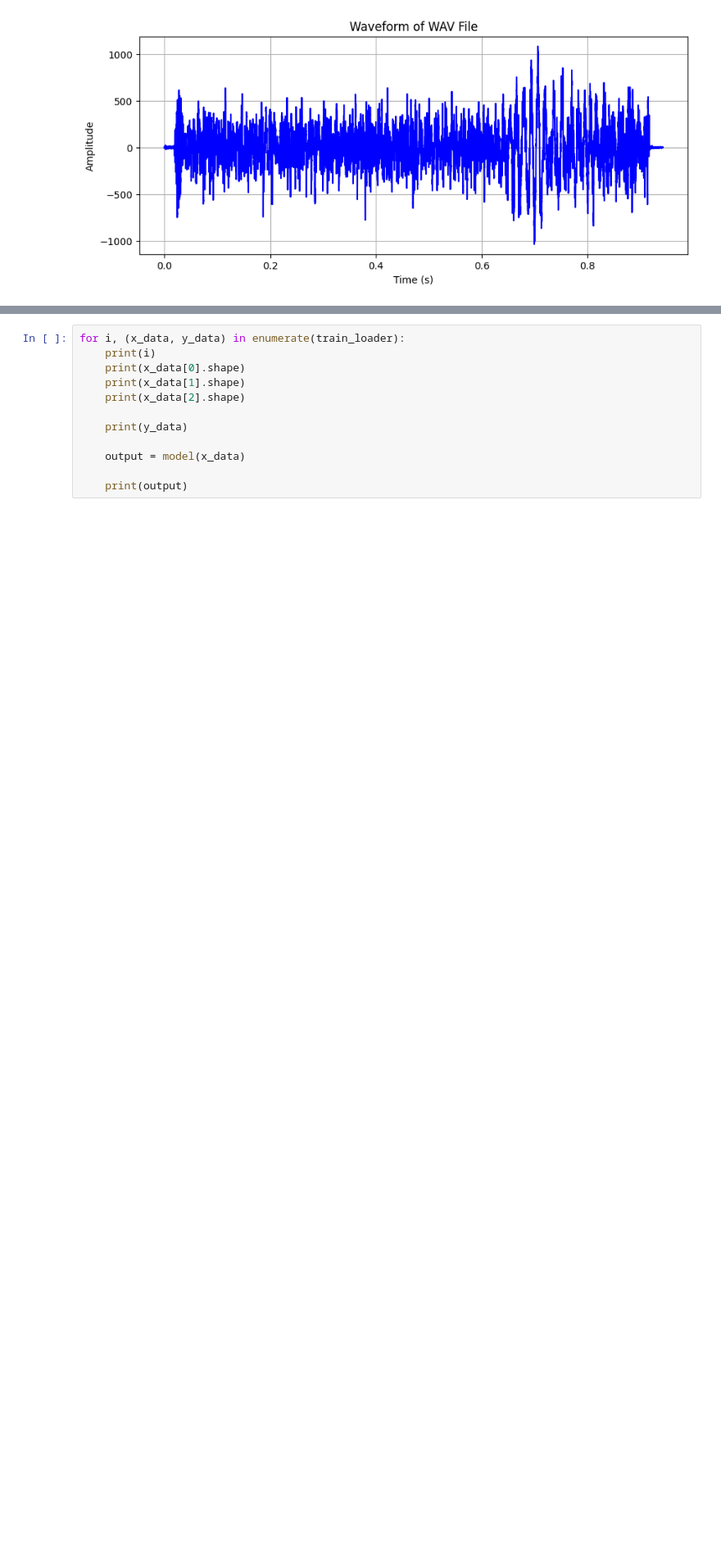
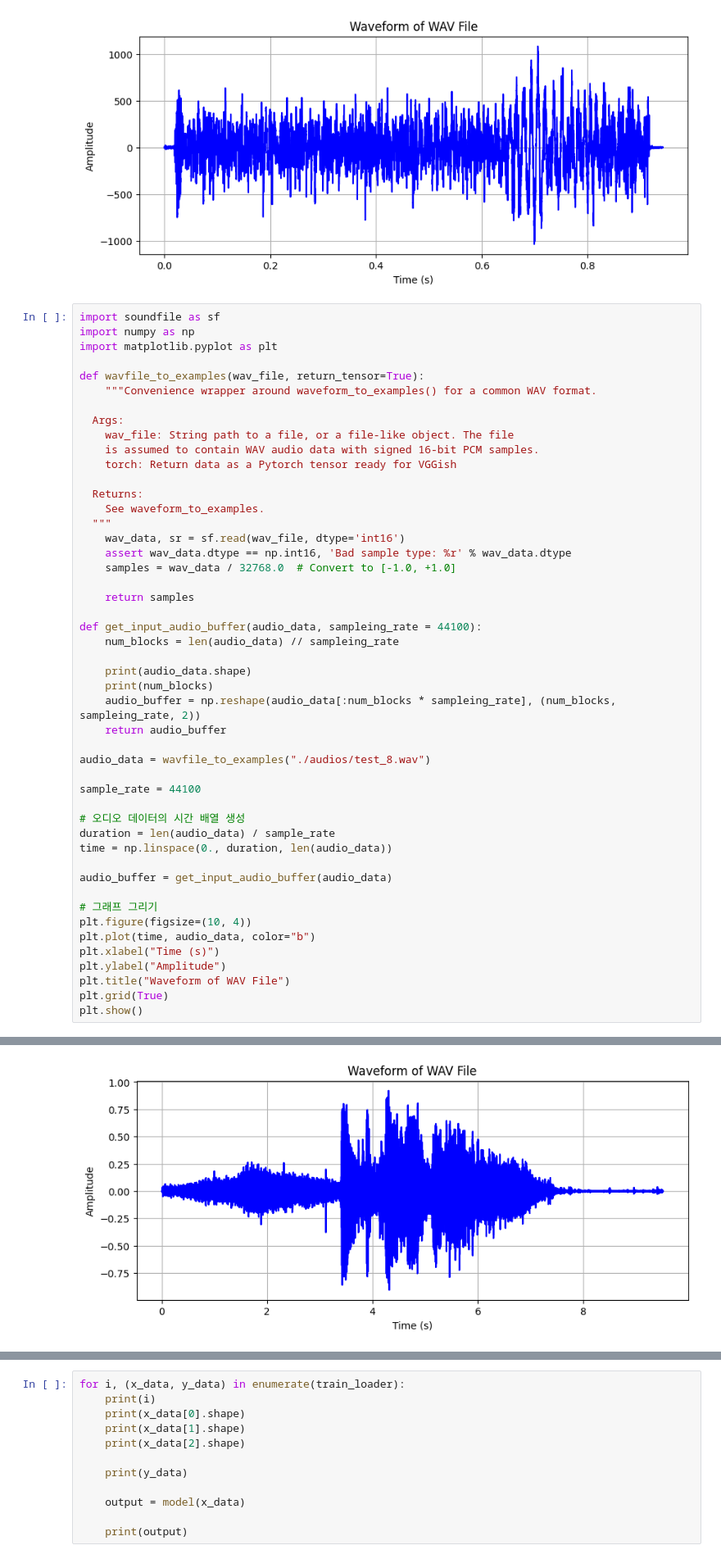
Before and after one commit to diddytpq/Action-Classification-based-Image-Audio, a Jupyter notebook: test.ipynb, the cells around one changed output, grey strips where cells are left out. Shown at 82% size. Cells and saved outputs as stored; diff of their text form; blank space fills up the shorter version.

```diff
--- a/test.ipynb
+++ b/test.ipynb
@@ -151,3 +151,52 @@ plt.grid(True)
 plt.show()
 # %% [output]
 [figure]
+# %%
+import soundfile as sf
+import numpy as np
+import matplotlib.pyplot as plt
+
+def wavfile_to_examples(wav_file, return_tensor=True):
+    """Convenience wrapper around waveform_to_examples() for a common WAV format.
+
+  Args:
+    wav_file: String path to a file, or a file-like object. The file
+    is assumed to contain WAV audio data with signed 16-bit PCM samples.
+    torch: Return data as a Pytorch tensor ready for VGGish
+
+  Returns:
+    See waveform_to_examples.
+  """
+    wav_data, sr = sf.read(wav_file, dtype='int16')
+    assert wav_data.dtype == np.int16, 'Bad sample type: %r' % wav_data.dtype
+    samples = wav_data / 32768.0  # Convert to [-1.0, +1.0]
+
+    return samples
+
+def get_input_audio_buffer(audio_data, sampleing_rate = 44100):
+    num_blocks = len(audio_data) // sampleing_rate
+
+    print(audio_data.shape)
+    print(num_blocks)
+    audio_buffer = np.reshape(audio_data[:num_blocks * sampleing_rate], (num_blocks, sampleing_rate, 2))
+    return audio_buffer
+
+audio_data = wavfile_to_examples("./audios/test_8.wav")
+
+sample_rate = 44100
+
+# 오디오 데이터의 시간 배열 생성
+duration = len(audio_data) / sample_rate
+time = np.linspace(0., duration, len(audio_data))
+
+audio_buffer = get_input_audio_buffer(audio_data)
+
+# 그래프 그리기
+plt.figure(figsize=(10, 4))
+plt.plot(time, audio_data, color="b")
+plt.xlabel("Time (s)")
+plt.ylabel("Amplitude")
+plt.title("Waveform of WAV File")
+plt.grid(True)
+plt.show()
+# %% [output]
@@ -153,0 +205 @@ plt.show()
+[figure, added]
```
Also changed, not shown: parts of 2 cells of this notebook, 3 other files.
